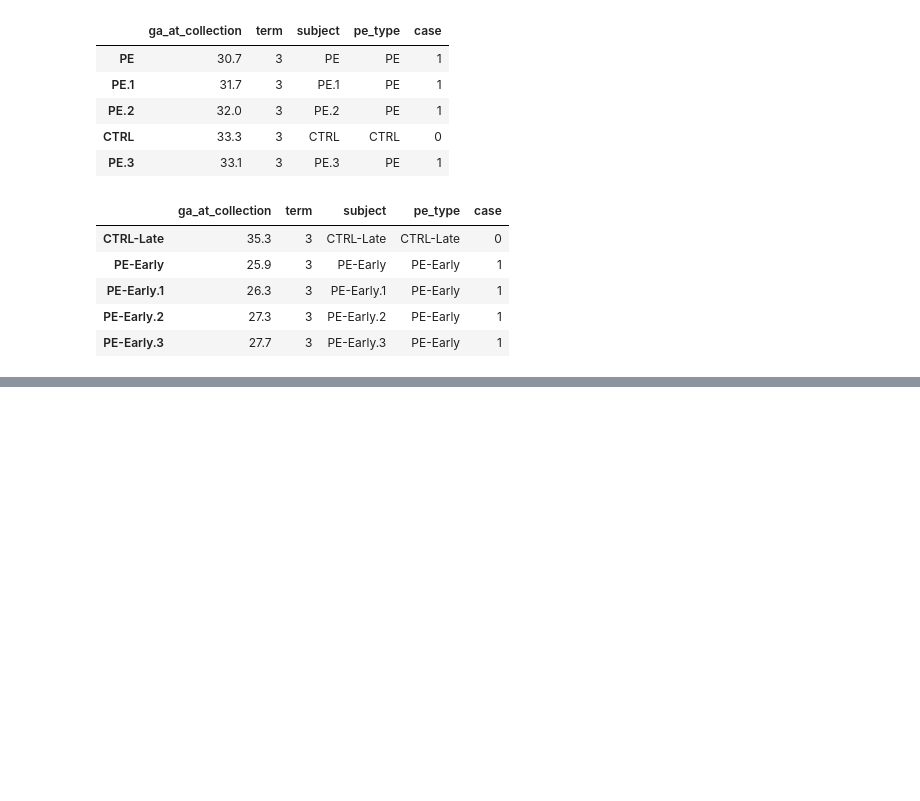
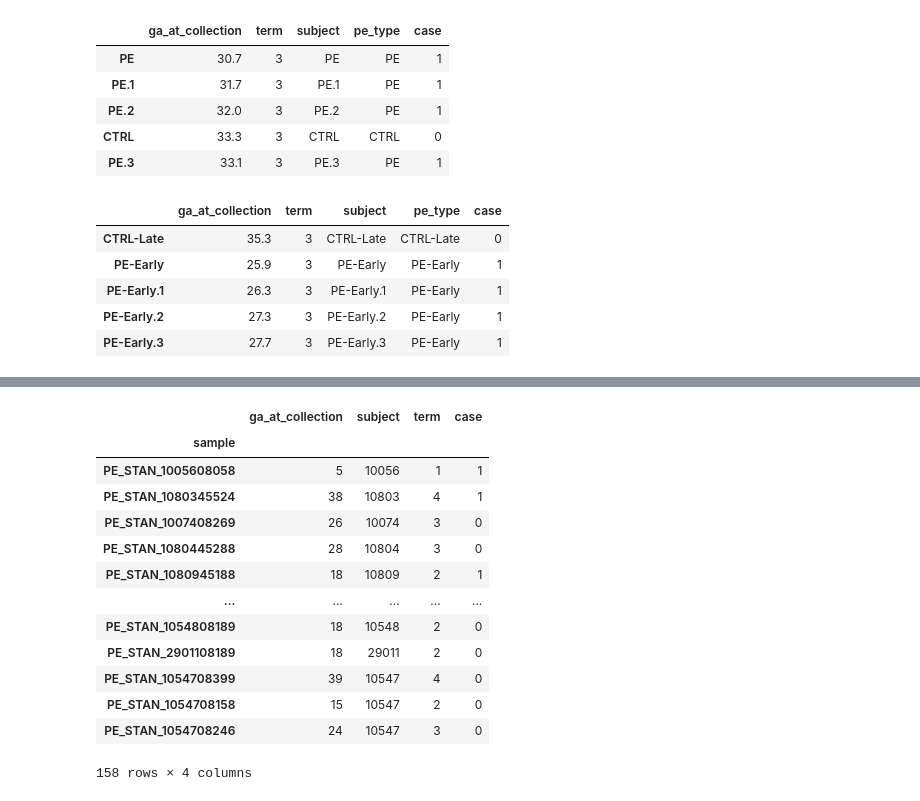
Before and after one commit to miramou/pe_cfrna, a Jupyter notebook: analysis/0_QC.ipynb, the cells around one changed output, grey strips where cells are left out. Drawn from its saved outputs; the diff is of its cells as text; code cells hidden in the pictures; blank space fills up the shorter version.

```diff
--- a/analysis/0_QC.ipynb
+++ b/analysis/0_QC.ipynb
@@ -45,0 +16,18 @@ validation_data  = {'rt-qpcr': rt_qpcr_data(plate_paths_dict = qpcr_cntrl_run,
+# %%
+#All data
+path_prefix = '../../data/rnaseq_stanford_all/'
+all_stnfd_data  = {'rnaseq' : rnaseq_data(counts_df_path = path_prefix + 'htseq_merged.csv'),
+             'sample_meta' : read_sample_meta_table(path_prefix + 'init_sample_data.csv'),
+             'subj_meta' : read_sample_meta_table(path_prefix + 'init_subj_data.csv'),
+             'qc' : read_qc_data(path_prefix + 'outlier_data.txt'),
+             'pe_addntl_subj_meta' : read_sample_meta_table(path_prefix + 'pe_subj_metadata.csv')
+             }
+
+all_stnfd_data['sample_meta'] = all_stnfd_data['sample_meta'].reindex(all_stnfd_data['rnaseq'].counts.columns).dropna() #Not all sequenced
+
+gapps_path_prefix = '../../data/gapps/'
+gapps_data = {'rnaseq' : rnaseq_data(counts_df_path = gapps_path_prefix + 'htseq_merged.csv'),
+              'sample_meta' : read_sample_meta_table(gapps_path_prefix + 'init_sample_data.csv'),
+              'subj_meta' : read_sample_meta_table(gapps_path_prefix + 'init_subj_data.csv'),
+              'qc' : read_qc_data(gapps_path_prefix + 'outlier_data.txt'),
+             }
@@ -269,0 +357,17 @@ munchel_s3_meta.head()
+# %%
+discovery_data['sample_meta_full'].loc[:, ['ga_at_collection', 'subject', 'term', 'case']]
+# %% [output]
+|  | ga_at_collection | subject | term | case |
+| sample |  |  |  |  |
+| PE_STAN_1005608058 | 5 | 10056 | 1 | 1 |
+| PE_STAN_1080345524 | 38 | 10803 | 4 | 1 |
+| PE_STAN_1007408269 | 26 | 10074 | 3 | 0 |
+| PE_STAN_1080445288 | 28 | 10804 | 3 | 0 |
+| PE_STAN_1080945188 | 18 | 10809 | 2 | 1 |
+| ... | ... | ... | ... | ... |
+| PE_STAN_1054808189 | 18 | 10548 | 2 | 0 |
+| PE_STAN_2901108189 | 18 | 29011 | 2 | 0 |
+| PE_STAN_1054708399 | 39 | 10547 | 4 | 0 |
+| PE_STAN_1054708158 | 15 | 10547 | 2 | 0 |
+| PE_STAN_1054708246 | 24 | 10547 | 3 | 0 |
+158 rows × 4 columns
```
Also changed, not shown: parts of 21 cells of this notebook.
